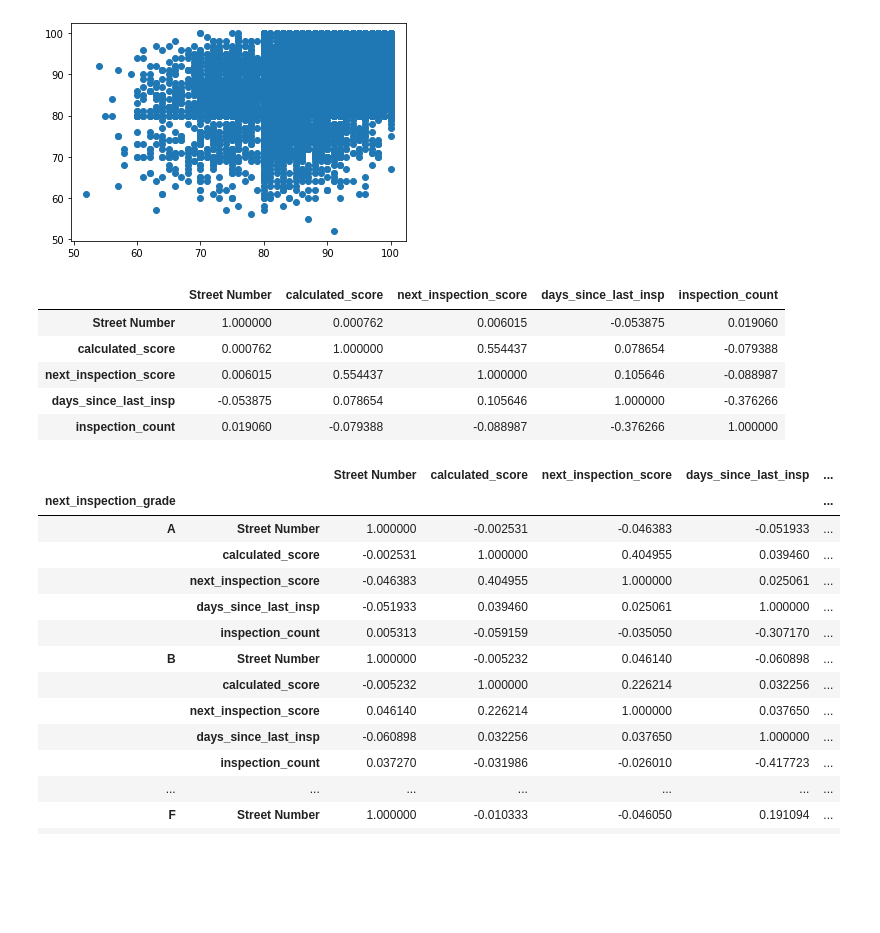
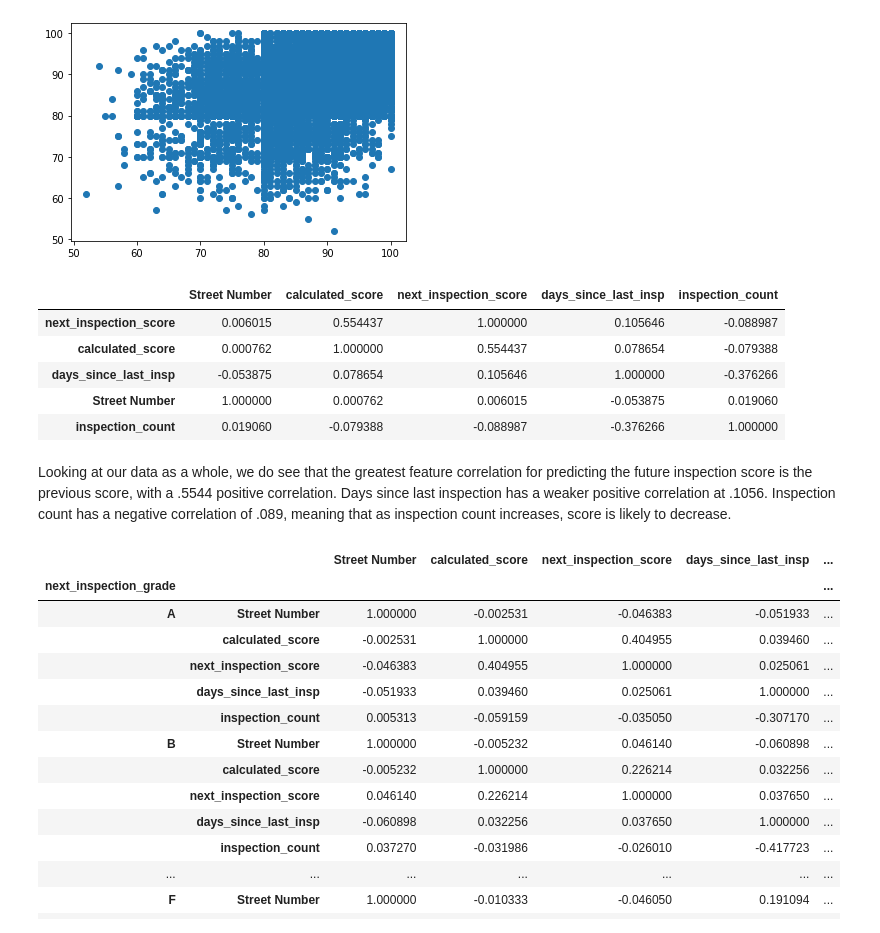
Before and after one commit to BLGreenspan/Capstone, a Jupyter notebook: Capstone Code.ipynb, the cells around one changed output. Saved outputs shown, nothing was run; the diff lists cells and outputs as text; code cells hidden in the pictures; blank space fills up the shorter version.

Commit message:
eda correlations

```diff
--- a/Capstone Code.ipynb
+++ b/Capstone Code.ipynb
@@ -330,15 +330,17 @@ df.loc[df['days_since_last_insp'] > 800]
 plt.scatter(df['calculated_score'], df['next_inspection_score']);
 # %% [output]
 [figure]
-# %%
-df.corr()
-# %% [output]
-|  | Street Number | calculated_score | next_inspection_score | days_since_last_insp | inspection_count |
-| Street Number | 1.000000 | 0.000762 | 0.006015 | -0.053875 | 0.019060 |
-| calculated_score | 0.000762 | 1.000000 | 0.554437 | 0.078654 | -0.079388 |
-| next_inspection_score | 0.006015 | 0.554437 | 1.000000 | 0.105646 | -0.088987 |
-| days_since_last_insp | -0.053875 | 0.078654 | 0.105646 | 1.000000 | -0.376266 |
-| inspection_count | 0.019060 | -0.079388 | -0.088987 | -0.376266 | 1.000000 |
+# %%
+df.corr().sort_values(by= 'next_inspection_score', ascending= False)
+# %% [output]
+|  | Street Number | calculated_score | next_inspection_score | days_since_last_insp | inspection_count |
+| next_inspection_score | 0.006015 | 0.554437 | 1.000000 | 0.105646 | -0.088987 |
+| calculated_score | 0.000762 | 1.000000 | 0.554437 | 0.078654 | -0.079388 |
+| days_since_last_insp | -0.053875 | 0.078654 | 0.105646 | 1.000000 | -0.376266 |
+| Street Number | 1.000000 | 0.000762 | 0.006015 | -0.053875 | 0.019060 |
+| inspection_count | 0.019060 | -0.079388 | -0.088987 | -0.376266 | 1.000000 |
+# %% [markdown]
+Looking at our data as a whole, we do see that the greatest feature correlation for predicting the future inspection score is the previous score, with a .5544 positive correlation.  Days since last inspection has a weaker positive correlation at .1056.  Inspection count has a negative correlation of .089, meaning that as inspection count increases, score is likely to decrease.
 # %%
 df.groupby(df['next_inspection_grade']).corr()
 # %% [output]
```
